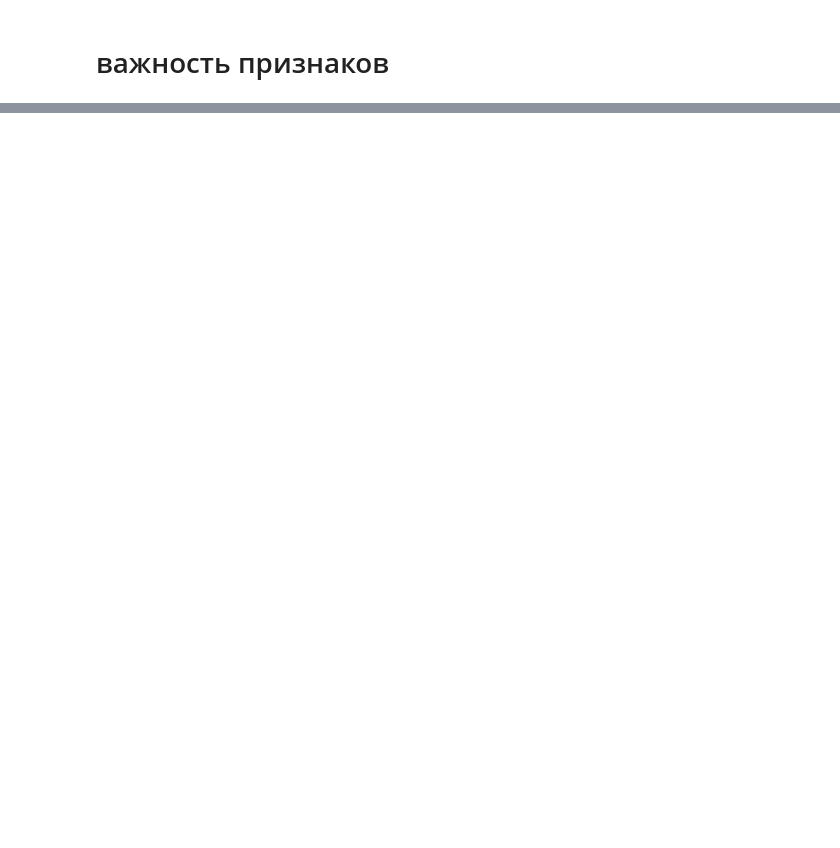
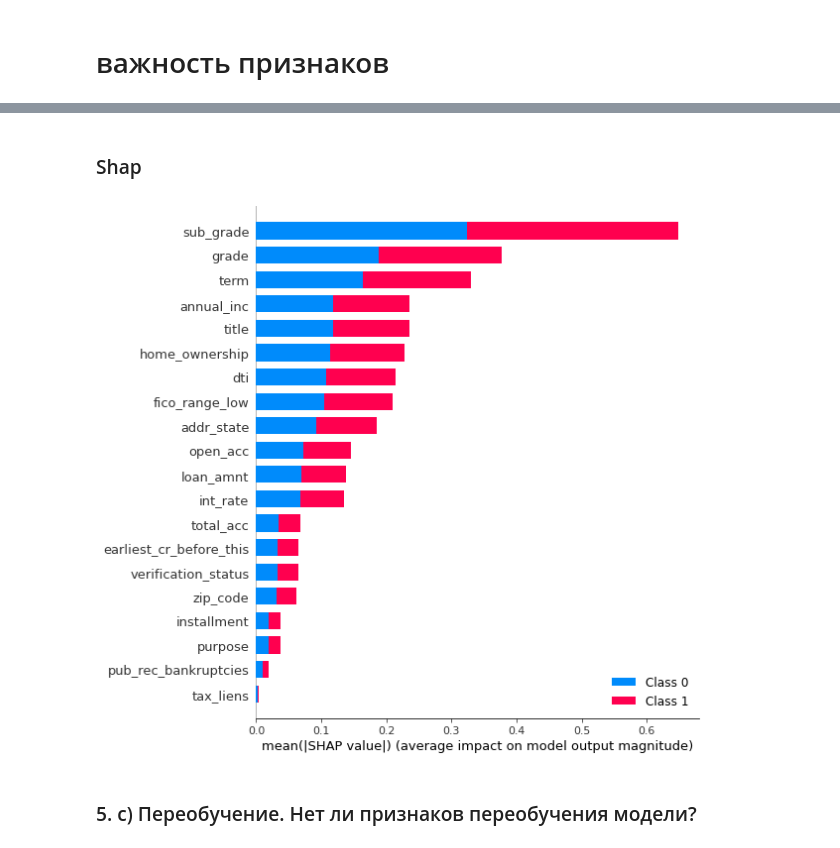
Before and after one commit to dmvavilov/RiskManagement, a Jupyter notebook: project_2/project_2.ipynb, the cells around one changed output, grey strips where cells are left out. Cells and saved outputs as stored; diff of their text form; code cells hidden in the pictures; blank space fills up the shorter version.

```diff
--- a/project_2/project_2.ipynb
+++ b/project_2/project_2.ipynb
@@ -446,0 +423,11 @@ plt.show()
+# %% [markdown]
+### Shap
+# %%
+sample = X_train.sample(1000)
+
+shap_values = shap.TreeExplainer(gbm).shap_values(X_train)
+shap.summary_plot(shap_values, X_train)
+# %% [output]
+[figure, added]
+# %% [markdown]
+### 5.  c) Переобучение. Нет ли признаков переобучения модели?
```
Also changed, not shown: parts of 30 cells of this notebook.
